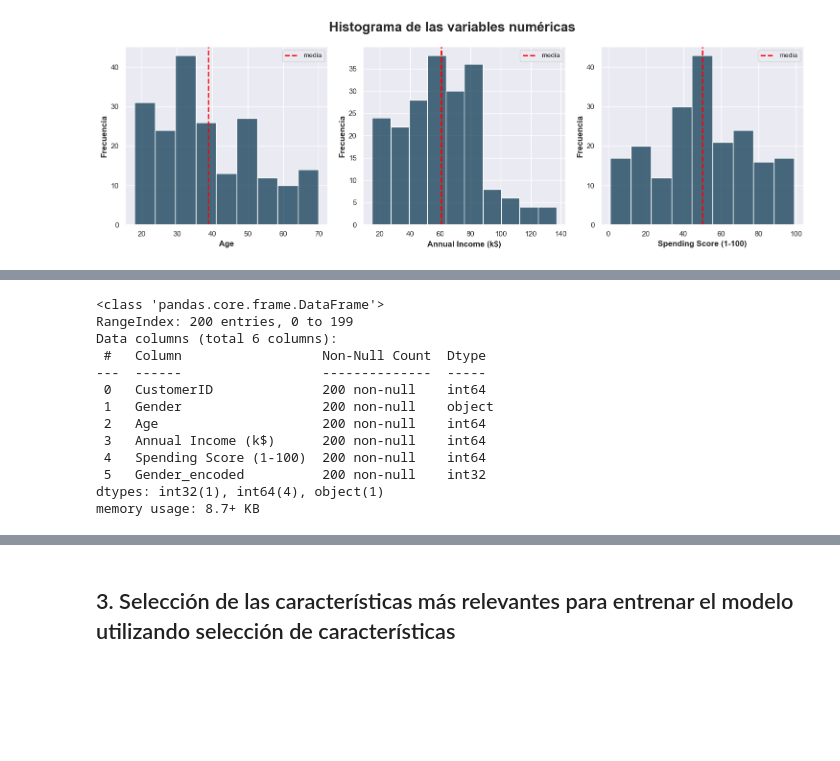
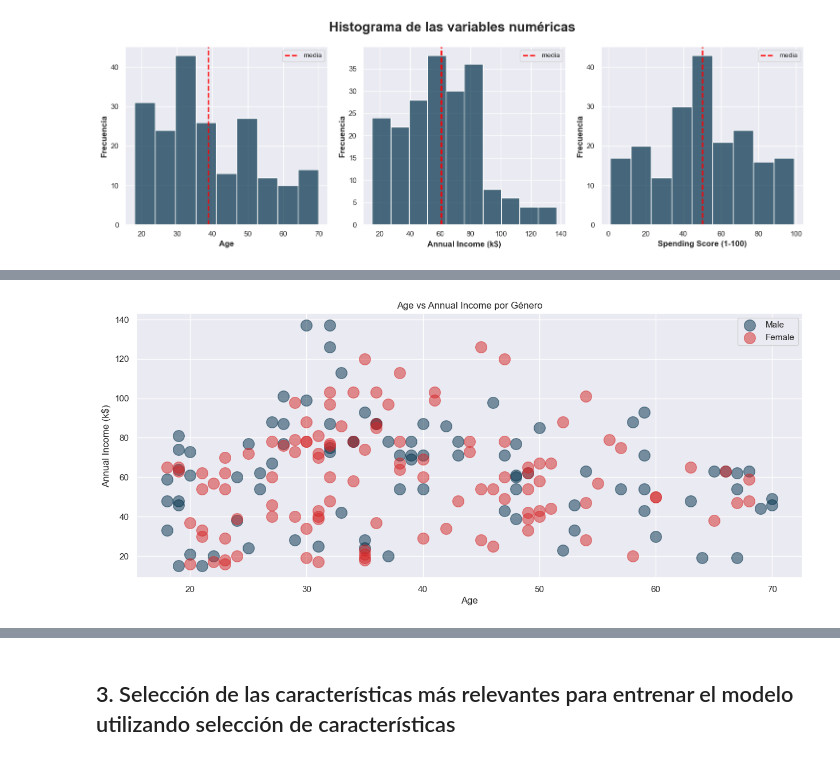
Before and after one commit to Valelu0115/K-means, a Jupyter notebook: K means.ipynb, the cells around one changed output, grey strips where cells are left out. Saved outputs shown, nothing was run; the diff lists cells and outputs as text; code cells hidden in the pictures; blank space fills up the shorter version.

```diff
--- a/K means.ipynb
+++ b/K means.ipynb
@@ -170,26 +232,15 @@ plt.show()
 # %%
 # -----------------------------------
-# CODIFICACIÓN DE VARIABLES CATEGÓRICAS
+# RELACIONES ENTRE VARIABLES
 # -----------------------------------
 
-# Inicializar el codificador de etiquetas
-label_encoder = LabelEncoder()
-
-# Ajustar y transformar la columna 'genero'
-data['Gender_encoded'] = label_encoder.fit_transform(data['Gender'])
-
-data.info()
+plt.figure(1 , figsize = (15 , 6))
+for gender in ['Male' , 'Female']:
+    plt.scatter(x = 'Age' , y = 'Annual Income (k$)' , data = data[data['Gender'] == gender] ,
+                s = 200 , alpha = 0.5 , label = gender)
+plt.xlabel('Age'), plt.ylabel('Annual Income (k$)')
+plt.title('Age vs Annual Income por Género')
+plt.legend()
+plt.show()
 # %% [output]
-<class 'pandas.core.frame.DataFrame'>
-RangeIndex: 200 entries, 0 to 199
-Data columns (total 6 columns):
- #   Column                  Non-Null Count  Dtype
----  ------                  --------------  -----
- 0   CustomerID              200 non-null    int64
- 1   Gender                  200 non-null    object
- 2   Age                     200 non-null    int64
- 3   Annual Income (k$)      200 non-null    int64
- 4   Spending Score (1-100)  200 non-null    int64
- 5   Gender_encoded          200 non-null    int32
-dtypes: int32(1), int64(4), object(1)
-memory usage: 8.7+ KB
+[figure, added]
```
Also changed, not shown: parts of 45 cells of this notebook.
